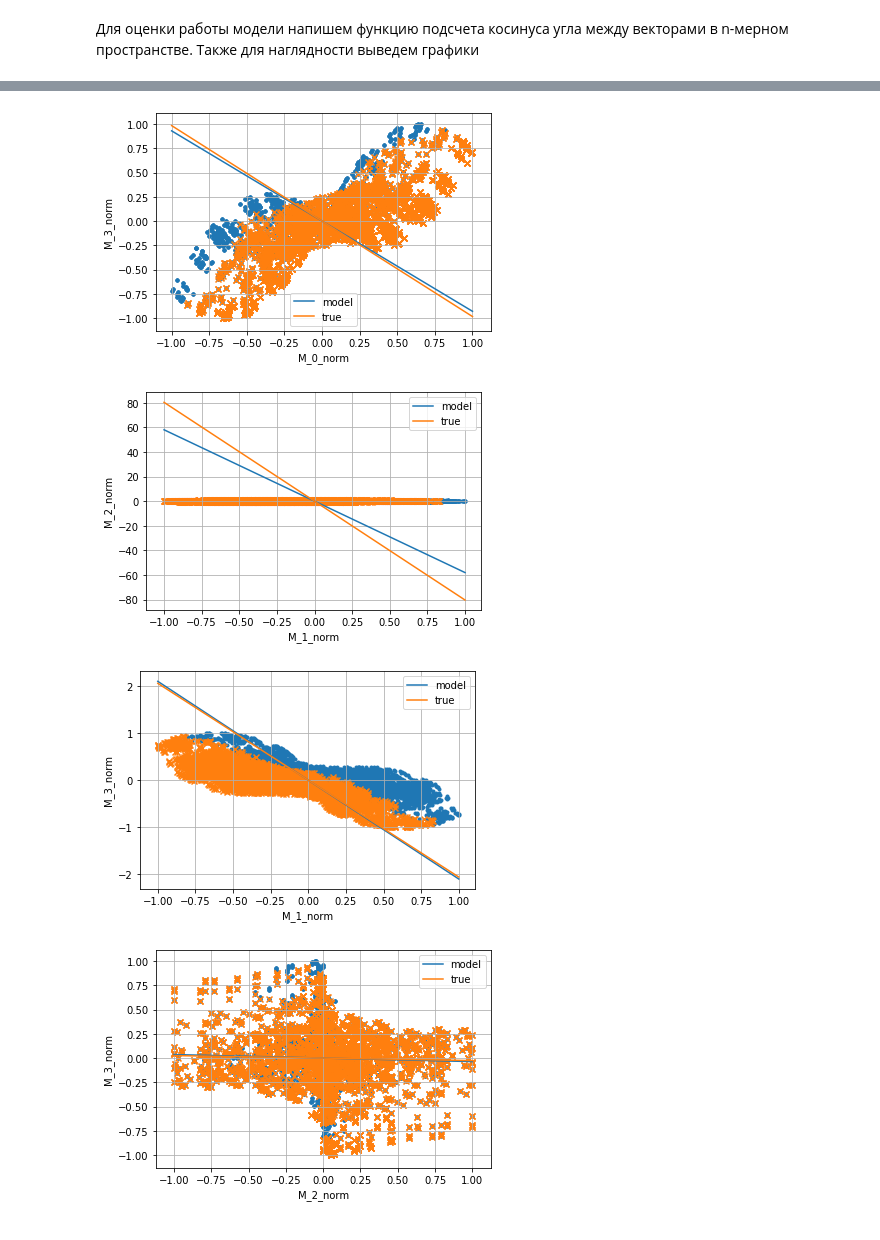
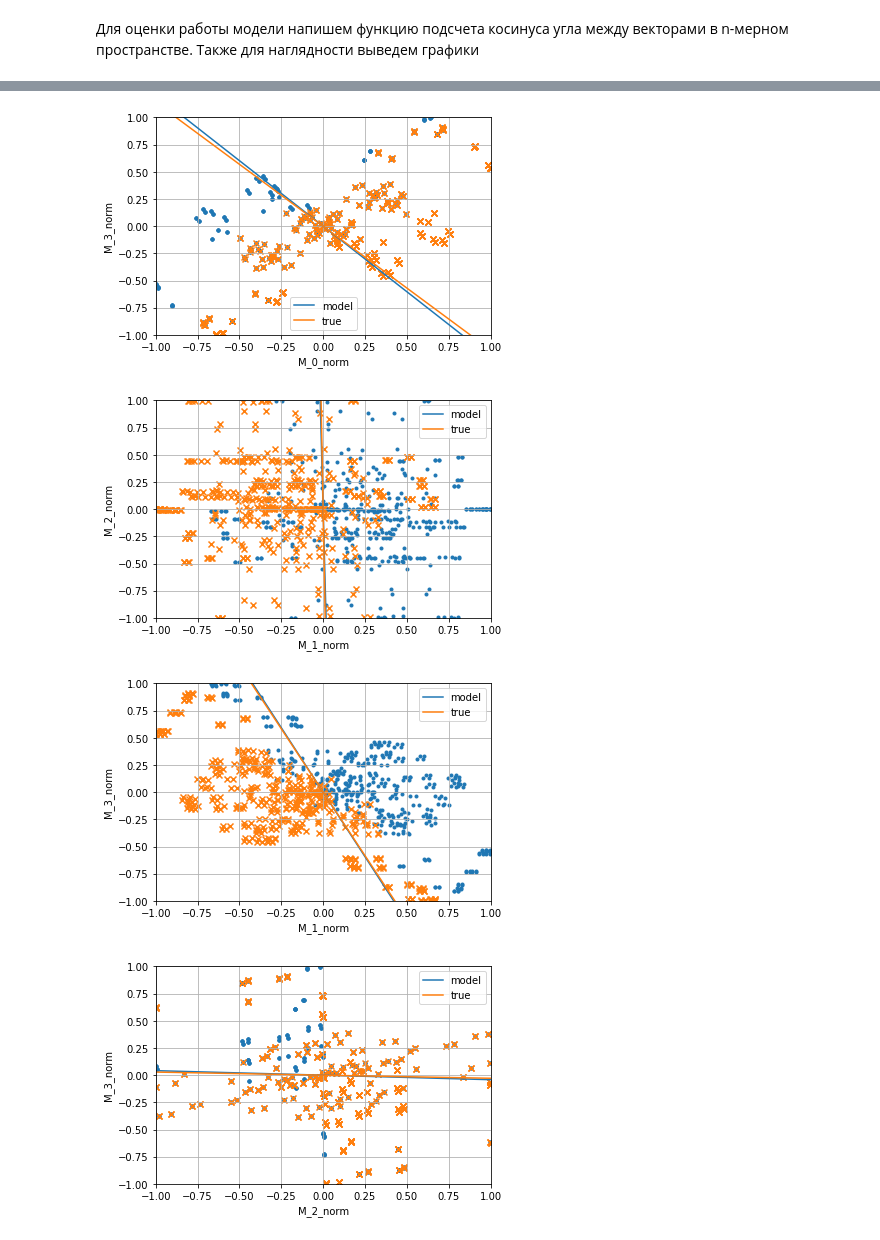
Before and after one commit to Step2Victory/research_fitness_function, a Jupyter notebook: Untitled.ipynb, the cells around one changed output, grey strips where cells are left out. Saved outputs shown, nothing was run; the diff lists cells and outputs as text; code cells hidden in the pictures.

```diff
--- a/Untitled.ipynb
+++ b/Untitled.ipynb
@@ -141,7 +141,7 @@ def get_strategy_of_behavior_1(N):
     data['C0'] = C0
     return data
 
-strat_b = get_strategy_of_behavior(100)
+strat_b = get_strategy_of_behavior(30)
 strat_b
 # %% [output]
 |  | A | B | C | C0 |
@@ -277,6 +281,8 @@ def model_score(model, X, y, lam, show=False, max_M = [1, 1, 1, 1]):
                 plt.scatter(x = X0[X.columns[i]], y=X0[X.columns[j]], marker='x')
                 plt.plot(x, (-1)* model_norm[i] / model_norm[j] * x, label='model')
                 plt.plot(x, (-1) * (lam[i] * max_M[i]) / (lam[j] * max_M[j]) * x, label='true')
+                plt.xlim(-1,1)
+                plt.ylim(-1,1)
                 plt.legend()
                 plt.xlabel(X.columns[i])
                 plt.ylabel(X.columns[j])
@@ -288,6 +294,4 @@ def model_score(model, X, y, lam, show=False, max_M = [1, 1, 1, 1]):
 
 
 model_score(model_norm, X_normalized, y, lam, True, max_M)
-
-model_score(model, X, y, lam, True)
 # %% [output]
@@ -301,4 +305,4 @@ model_score(model, X, y, lam, True)
-[figure, old version]
+[figure, new version]
-[figure, old version]
+[figure, new version]
-[figure, old version]
+[figure, new version]
-[figure, old version]
+[figure, new version]
```
Also changed, not shown: parts of 3 cells of this notebook.
